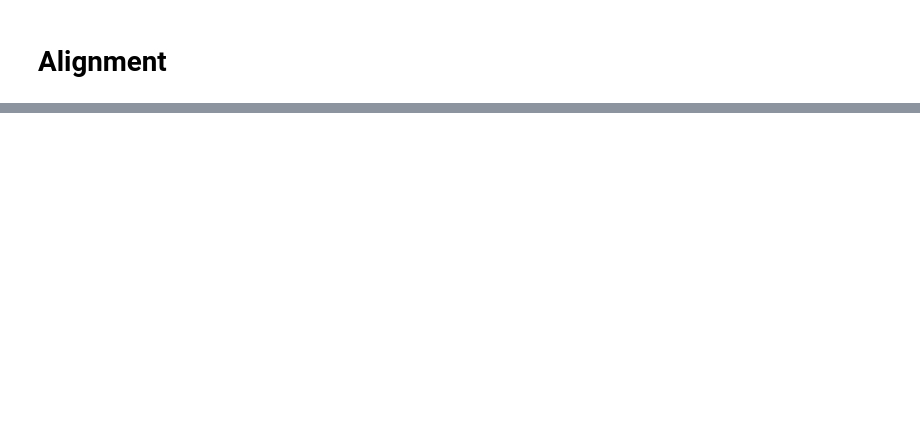
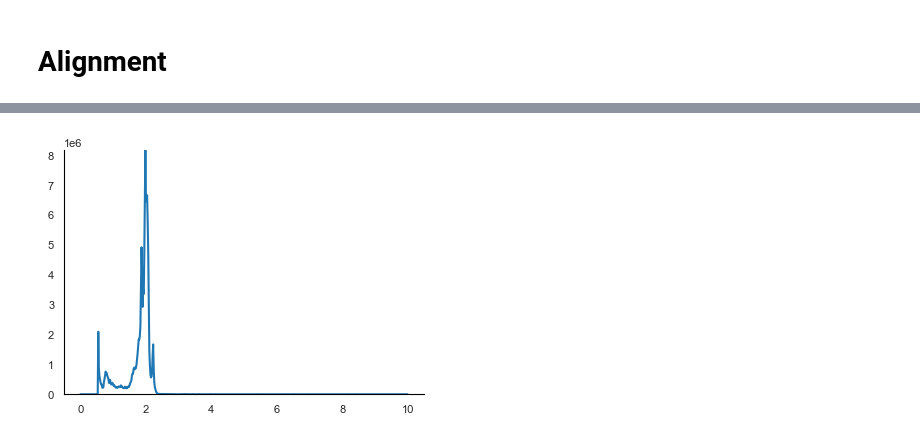
Before and after one commit to FanzhouKong/lead_finder, a Jupyter notebook: h2lv2.ipynb, the cells around one changed output, grey strips where cells are left out. Drawn from its saved outputs; the diff is of its cells as text; code cells hidden in the pictures; blank space fills up the shorter version.

```diff
--- a/h2lv2.ipynb
+++ b/h2lv2.ipynb
@@ -88,0 +425,10 @@ alignment.to_csv(os.path.join(normalized_folder, 'alignment.csv'))
+# %%
+ms1, ms2 = ff.process_mzml('/Volumes/Natural Product Chemistry/Working Space/Fanzhou/20230607_NQ_Development_H2Lv2/mzml/pos/Si_X7_P.mzML', if_mix=False)
+# %%
+rt_list, intensity_list = ff.get_EIC_list(ms1, 403.0480)
+EIC(rt_list, intensity_list,
+    # vlines_location_1=[2.00],=-
+    # rt_start=1.8, rt_end=2.5
+    )
+# %% [output]
+[figure, added]
```
Also changed, not shown: parts of 116 cells of this notebook, 17 other files.
